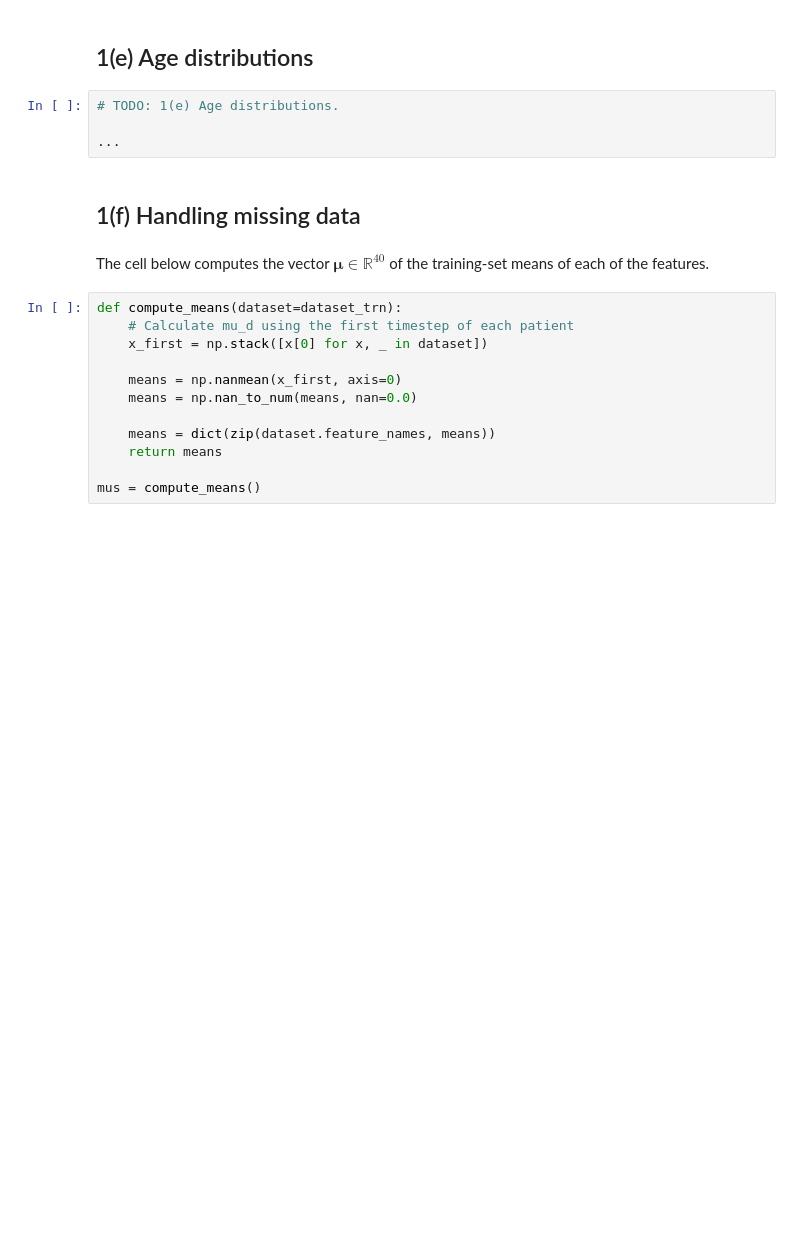
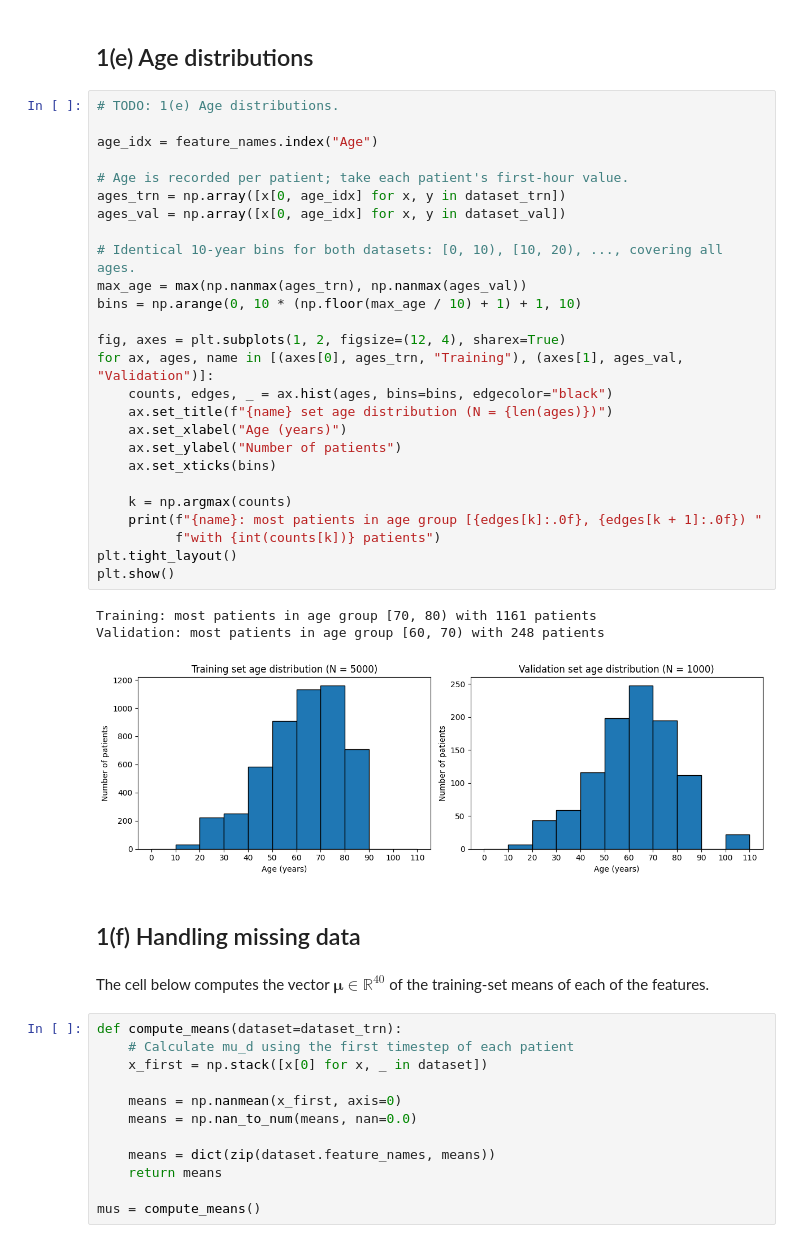
Before and after one commit to eddykang06/gradml, a Jupyter notebook: mp2/mp2.ipynb, the cells around one changed output. Cells and saved outputs as stored; diff of their text form; blank space fills up the shorter version.

```diff
--- a/mp2/mp2.ipynb
+++ b/mp2/mp2.ipynb
@@ -152,9 +181,35 @@ dataset_val_raw = dataset_val
 # %% [markdown]
 ## 1(e) Age distributions
-# %%
-# TODO: 1(e) Age distributions.
-
-...
+# %%
+# TODO: 1(e) Age distributions.
+
+age_idx = feature_names.index("Age")
+
+# Age is recorded per patient; take each patient's first-hour value.
+ages_trn = np.array([x[0, age_idx] for x, y in dataset_trn])
+ages_val = np.array([x[0, age_idx] for x, y in dataset_val])
+
+# Identical 10-year bins for both datasets: [0, 10), [10, 20), ..., covering all ages.
+max_age = max(np.nanmax(ages_trn), np.nanmax(ages_val))
+bins = np.arange(0, 10 * (np.floor(max_age / 10) + 1) + 1, 10)
+
+fig, axes = plt.subplots(1, 2, figsize=(12, 4), sharex=True)
+for ax, ages, name in [(axes[0], ages_trn, "Training"), (axes[1], ages_val, "Validation")]:
+    counts, edges, _ = ax.hist(ages, bins=bins, edgecolor="black")
+    ax.set_title(f"{name} set age distribution (N = {len(ages)})")
+    ax.set_xlabel("Age (years)")
+    ax.set_ylabel("Number of patients")
+    ax.set_xticks(bins)
+
+    k = np.argmax(counts)
+    print(f"{name}: most patients in age group [{edges[k]:.0f}, {edges[k + 1]:.0f}) "
+          f"with {int(counts[k])} patients")
+plt.tight_layout()
+plt.show()
+# %% [output]
+Training: most patients in age group [70, 80) with 1161 patients
+Validation: most patients in age group [60, 70) with 248 patients
+[figure, added]
 # %% [markdown]
 ## 1(f) Handling missing data
 # %% [markdown]
```
Also changed, not shown: parts of 33 cells of this notebook.
